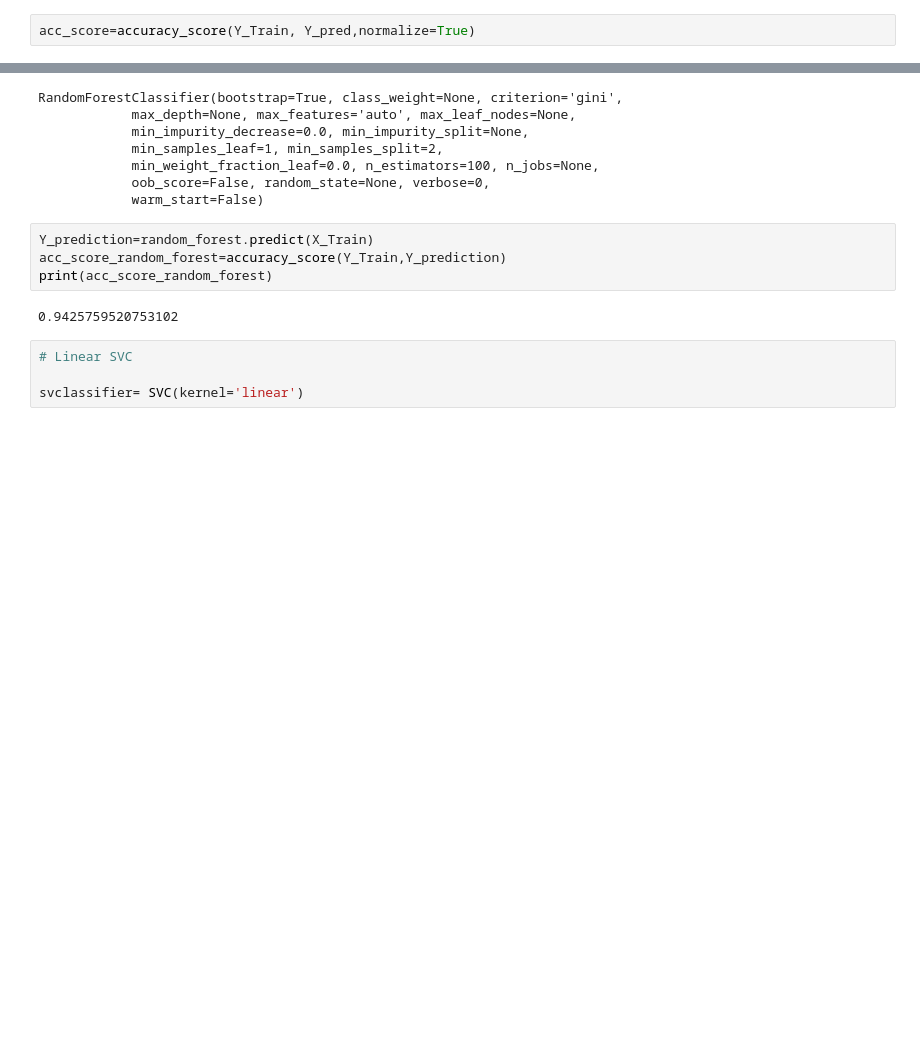
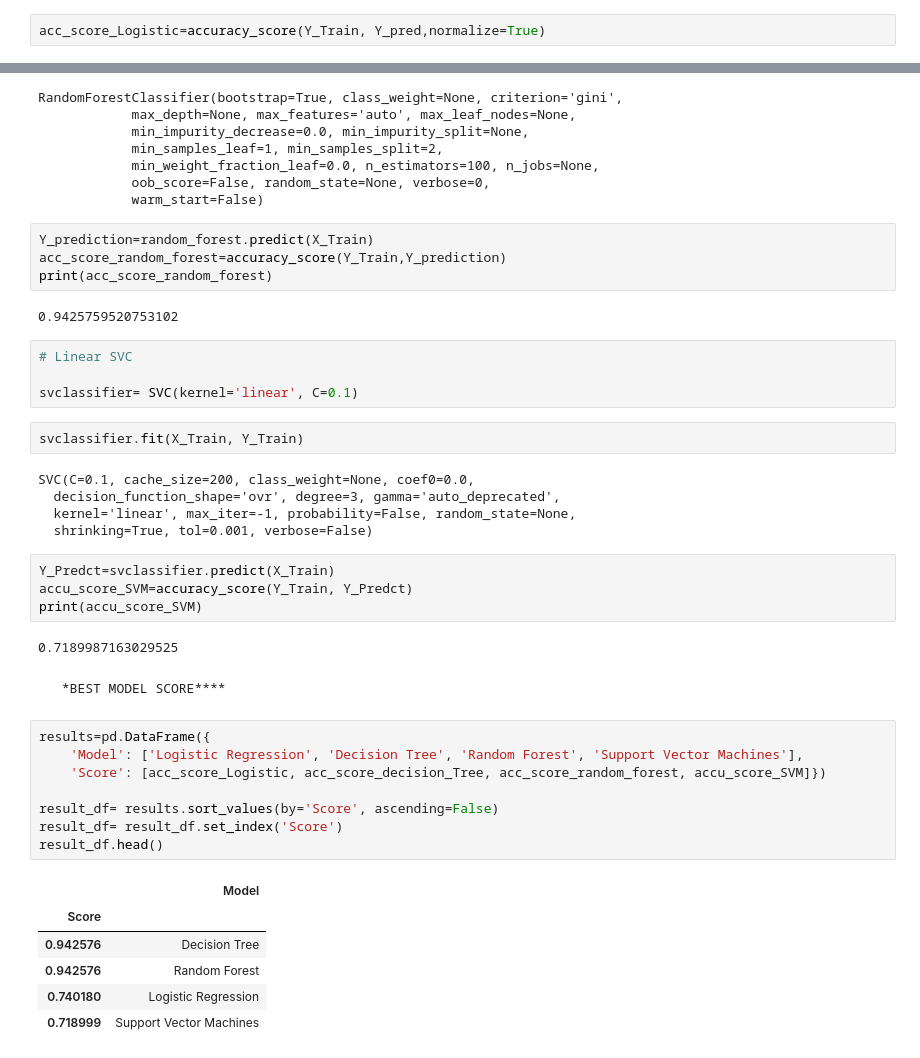
Before and after one commit to pratikchatterjee88/Final_Project, a Jupyter notebook: Final_Project.ipynb, the cells around one changed output, grey strips where cells are left out. Drawn from its saved outputs; the diff is of its cells as text; blank space fills up the shorter version.

Commit message:
final updated..will work on  Random Forest further.

```diff
--- a/Final_Project.ipynb
+++ b/Final_Project.ipynb
@@ -389,7 +389,7 @@ LogisticRegression(C=1.0, class_weight=None, dual=False, fit_intercept=True,
 # %%
 Y_pred=logreg.predict(X_Train)
 # %%
-acc_score=accuracy_score(Y_Train, Y_pred,normalize=True)
+acc_score_Logistic=accuracy_score(Y_Train, Y_pred,normalize=True)
 # %%
 acc_score_Logistic
 # %% [output]
@@ -432,4 +432,34 @@ print(acc_score_random_forest)
 # %%
 # Linear SVC
 
-svclassifier= SVC(kernel='linear')
+svclassifier= SVC(kernel='linear', C=0.1)
+# %%
+svclassifier.fit(X_Train, Y_Train)
+# %% [output]
+SVC(C=0.1, cache_size=200, class_weight=None, coef0=0.0,
+  decision_function_shape='ovr', degree=3, gamma='auto_deprecated',
+  kernel='linear', max_iter=-1, probability=False, random_state=None,
+  shrinking=True, tol=0.001, verbose=False)
+# %%
+Y_Predct=svclassifier.predict(X_Train)
+accu_score_SVM=accuracy_score(Y_Train, Y_Predct)
+print(accu_score_SVM)
+# %% [output]
+0.7189987163029525
+# %% [markdown]
+     *BEST MODEL SCORE****
+# %%
+results=pd.DataFrame({
+    'Model': ['Logistic Regression', 'Decision Tree', 'Random Forest', 'Support Vector Machines'],
+    'Score': [acc_score_Logistic, acc_score_decision_Tree, acc_score_random_forest, accu_score_SVM]})
+
+result_df= results.sort_values(by='Score', ascending=False)
+result_df= result_df.set_index('Score')
+result_df.head()
+# %% [output]
+|  | Model |
+| Score |  |
+| 0.942576 | Decision Tree |
+| 0.942576 | Random Forest |
+| 0.740180 | Logistic Regression |
+| 0.718999 | Support Vector Machines |
```
